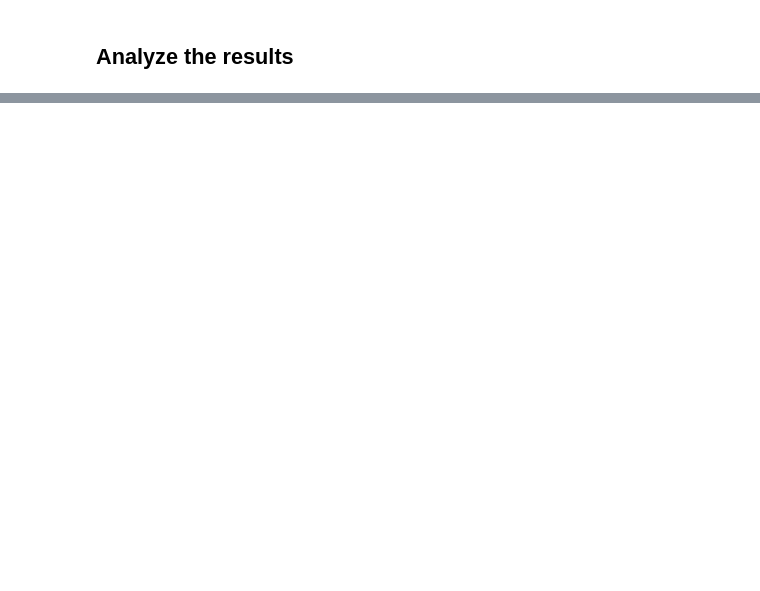
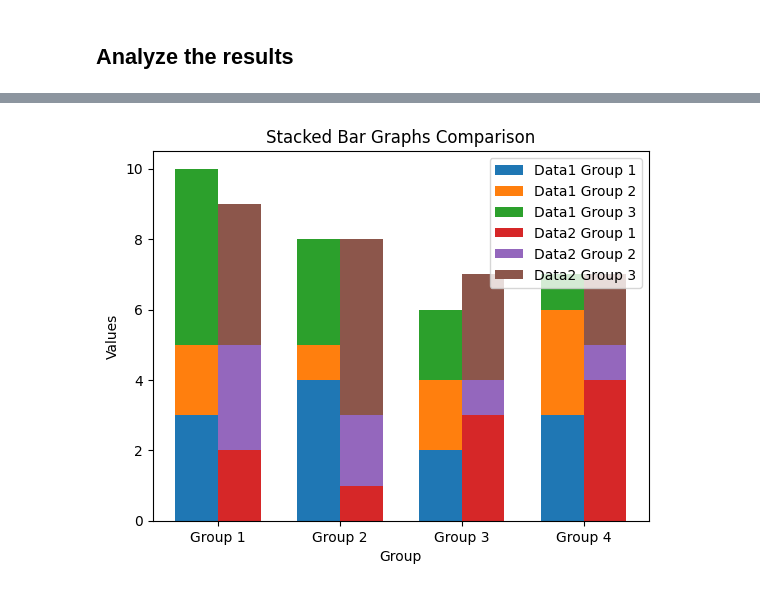
Before and after one commit to IshSiva/Safety-Awareness-in-LLMs, a Jupyter notebook: analysis/analyzePredictions.ipynb, the cells around one changed output, grey strips where cells are left out. Saved outputs shown, nothing was run; the diff lists cells and outputs as text; code cells hidden in the pictures; blank space fills up the shorter version.

```diff
--- a/analysis/analyzePredictions.ipynb
+++ b/analysis/analyzePredictions.ipynb
@@ -173,0 +368,36 @@ df[df["Category"].str.contains("roc", case=True)].sort_values(by="Category", asc
+# %%
+import matplotlib.pyplot as plt
+import numpy as np
+
+# Sample data
+# Data for two bar graphs (each with 3 stacked values)
+data1 = np.array([[3, 2, 5], [4, 1, 3], [2, 2, 2], [3, 3, 1]])
+data2 = np.array([[2, 3, 4], [1, 2, 5], [3, 1, 3], [4, 1, 2]])
+
+n_groups = 4
+bar_width = 0.35
+index = np.arange(n_groups)
+
+# Plotting
+fig, ax = plt.subplots()
+
+# First bar graph
+for i in range(data1.shape[1]):
+    ax.bar(index, data1[:, i], bar_width, bottom=np.sum(data1[:, :i], axis=1), label=f'Data1 Group {i+1}')
+
+# Second bar graph (offset by bar_width)
+for i in range(data2.shape[1]):
+    ax.bar(index + bar_width, data2[:, i], bar_width, bottom=np.sum(data2[:, :i], axis=1), label=f'Data2 Group {i+1}')
+
+# Adding labels and title
+ax.set_xlabel('Group')
+ax.set_ylabel('Values')
+ax.set_title('Stacked Bar Graphs Comparison')
+ax.set_xticks(index + bar_width / 2)
+ax.set_xticklabels([f'Group {i+1}' for i in range(n_groups)])
+ax.legend()
+
+# Display the plot
+plt.show()
+# %% [output]
+[figure, added]
```
Also changed, not shown: parts of 22 cells of this notebook, 8 other files.
